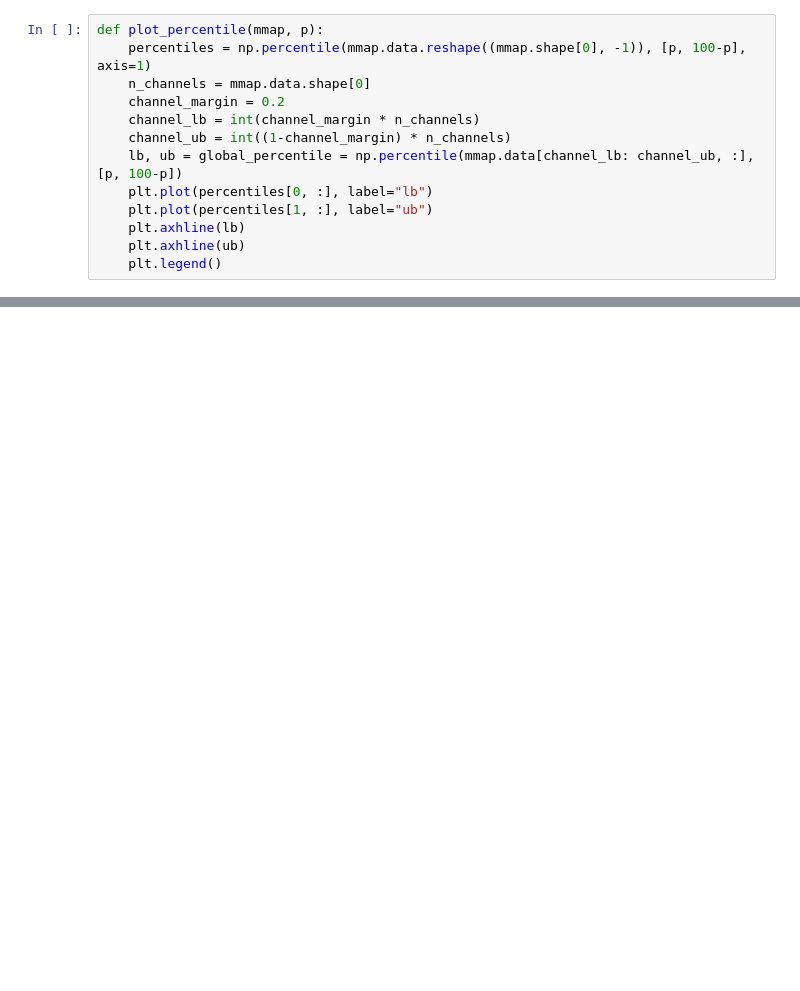
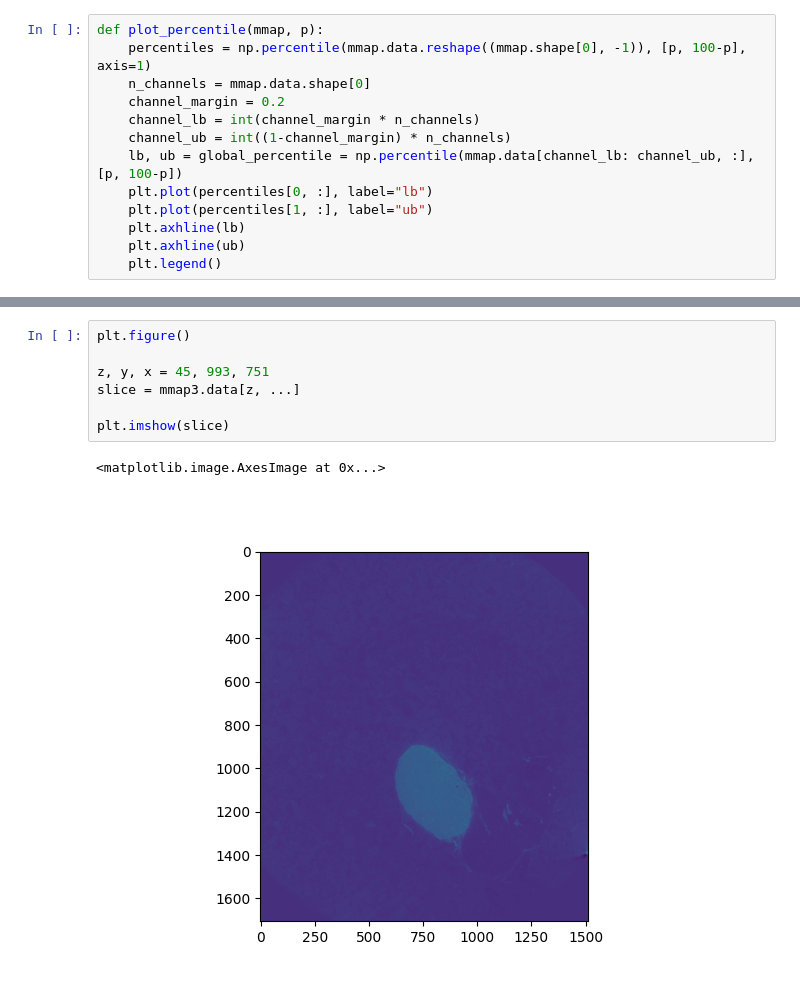
Before and after one commit to viktorcikojevic/kaggle_sennet, a Jupyter notebook: notebooks/exp_eda.ipynb, the cells around one changed output, grey strips where cells are left out. Drawn from its saved outputs; the diff is of its cells as text; blank space fills up the shorter version.

```diff
--- a/notebooks/exp_eda.ipynb
+++ b/notebooks/exp_eda.ipynb
@@ -38,0 +37,10 @@ plot_percentile(mmap3, 1)
+# %%
+plt.figure()
+
+z, y, x = 45, 993, 751
+slice = mmap3.data[z, ...]
+
+plt.imshow(slice)
+# %% [output]
+<matplotlib.image.AxesImage at 0x...>
+[figure, added]
```
Also changed, not shown: parts of 15 cells of this notebook, 14 other files.
